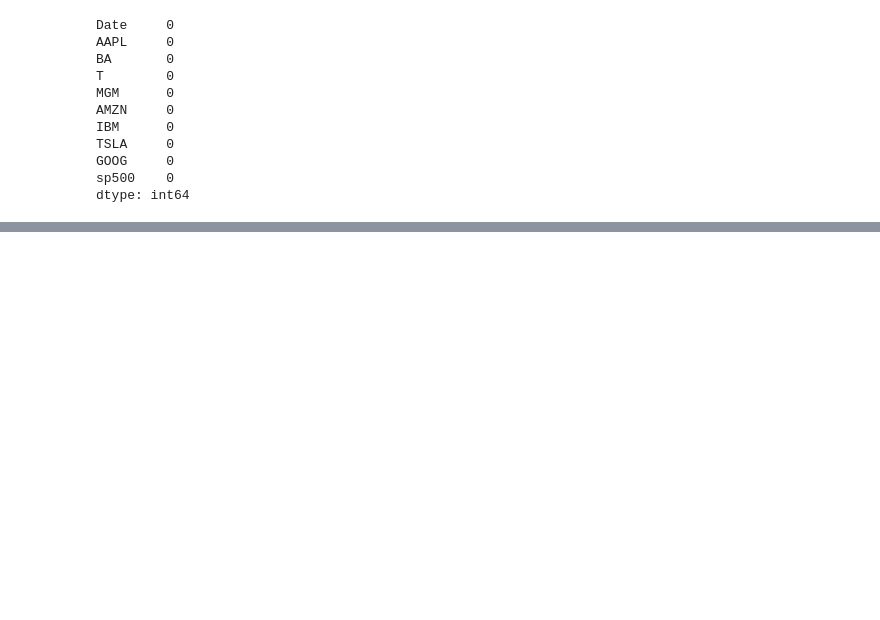
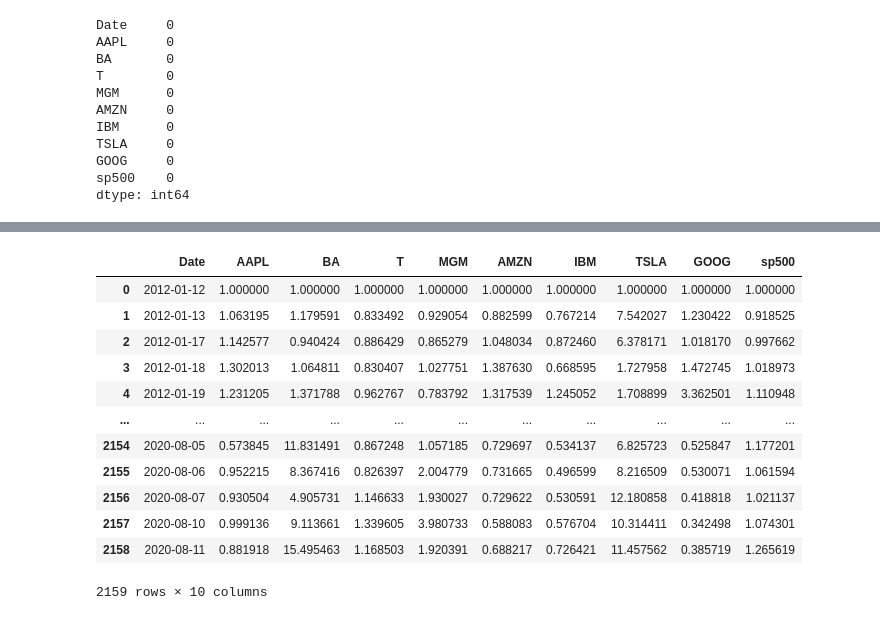
Before and after one commit to xanasa14/Finances, a Jupyter notebook: StocksPrediciton.ipynb, the cells around one changed output, grey strips where cells are left out. Cells and saved outputs as stored; diff of their text form; code cells hidden in the pictures; blank space fills up the shorter version.

```diff
--- a/StocksPrediciton.ipynb
+++ b/StocksPrediciton.ipynb
@@ -93,0 +107,23 @@ dtype: int64
+# %%
+
+# Function to normalize stock prices based on their initial price
+def normalize(df):
+  x = df.copy()
+  for i in x.columns[1:]:
+    x[i] = x[i]/x[i][0]
+  return x
+normalize(stock_vol_df)
+# %% [output]
+|  | Date | AAPL | BA | T | MGM | AMZN | IBM | TSLA | GOOG | sp500 |
+| 0 | 2012-01-12 | 1.000000 | 1.000000 | 1.000000 | 1.000000 | 1.000000 | 1.000000 | 1.000000 | 1.000000 | 1.000000 |
+| 1 | 2012-01-13 | 1.063195 | 1.179591 | 0.833492 | 0.929054 | 0.882599 | 0.767214 | 7.542027 | 1.230422 | 0.918525 |
+| 2 | 2012-01-17 | 1.142577 | 0.940424 | 0.886429 | 0.865279 | 1.048034 | 0.872460 | 6.378171 | 1.018170 | 0.997662 |
+| 3 | 2012-01-18 | 1.302013 | 1.064811 | 0.830407 | 1.027751 | 1.387630 | 0.668595 | 1.727958 | 1.472745 | 1.018973 |
+| 4 | 2012-01-19 | 1.231205 | 1.371788 | 0.962767 | 0.783792 | 1.317539 | 1.245052 | 1.708899 | 3.362501 | 1.110948 |
+| ... | ... | ... | ... | ... | ... | ... | ... | ... | ... | ... |
+| 2154 | 2020-08-05 | 0.573845 | 11.831491 | 0.867248 | 1.057185 | 0.729697 | 0.534137 | 6.825723 | 0.525847 | 1.177201 |
+| 2155 | 2020-08-06 | 0.952215 | 8.367416 | 0.826397 | 2.004779 | 0.731665 | 0.496599 | 8.216509 | 0.530071 | 1.061594 |
+| 2156 | 2020-08-07 | 0.930504 | 4.905731 | 1.146633 | 1.930027 | 0.729622 | 0.530591 | 12.180858 | 0.418818 | 1.021137 |
+| 2157 | 2020-08-10 | 0.999136 | 9.113661 | 1.339605 | 3.980733 | 0.588083 | 0.576704 | 10.314411 | 0.342498 | 1.074301 |
+| 2158 | 2020-08-11 | 0.881918 | 15.495463 | 1.168503 | 1.920391 | 0.688217 | 0.726421 | 11.457562 | 0.385719 | 1.265619 |
+2159 rows × 10 columns
```
Also changed, not shown: parts of 27 cells of this notebook.
